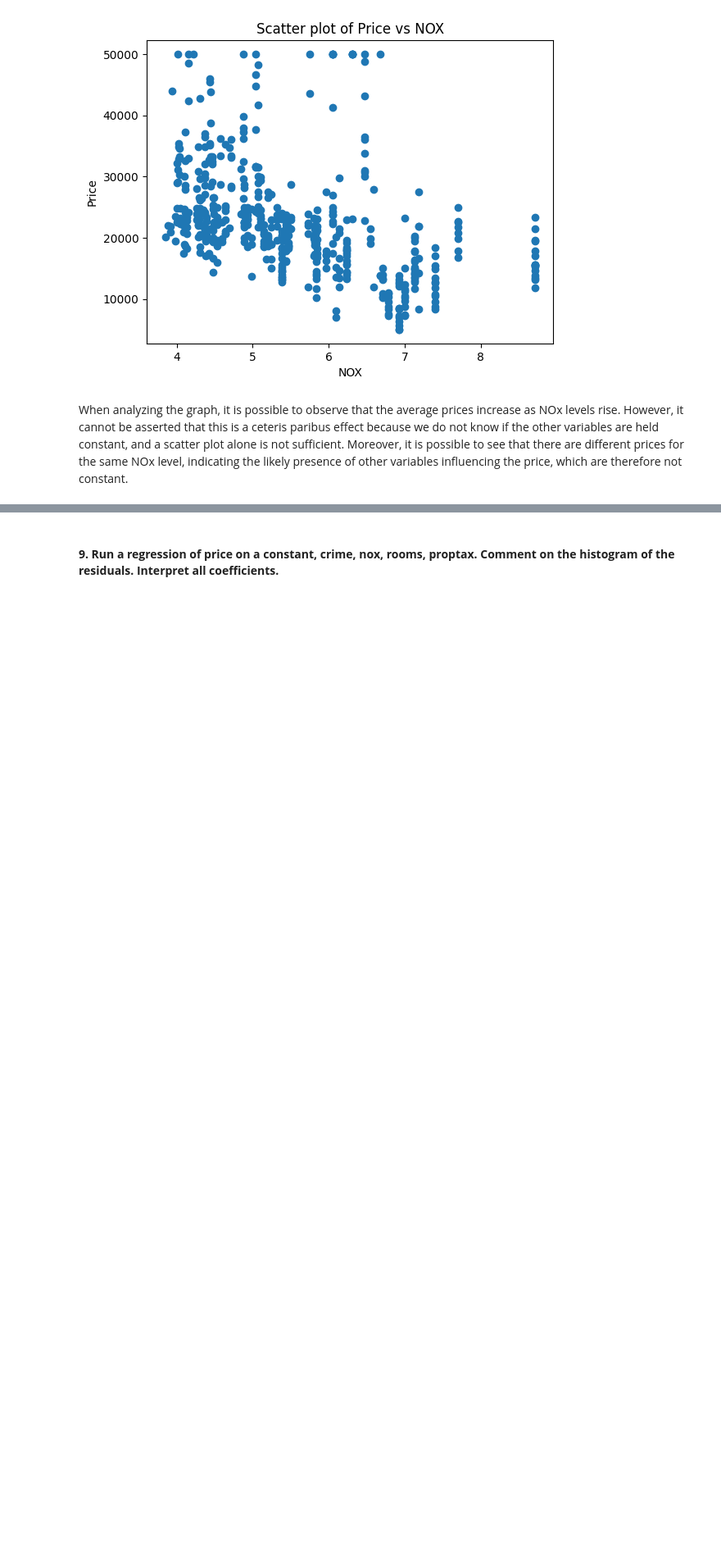
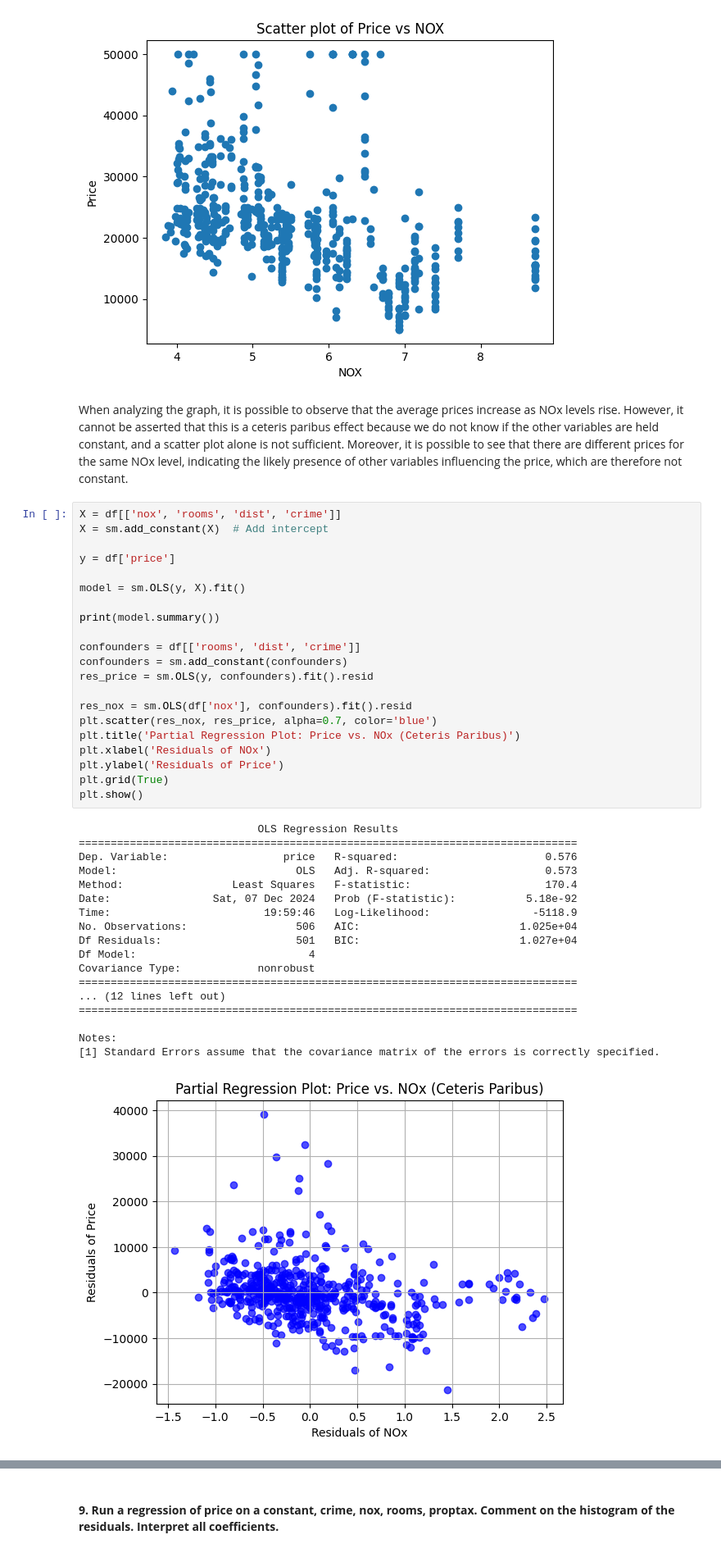
Before and after one commit to rafaela-pinheiro/FinalProjectEconometrics, a Jupyter notebook: project1.ipynb, the cells around one changed output, grey strips where cells are left out. Shown at 82% size. Saved outputs shown, nothing was run; the diff lists cells and outputs as text; blank space fills up the shorter version.

```diff
--- a/project1.ipynb
+++ b/project1.ipynb
@@ -132,3 +134,43 @@ plt.show()
 [figure]
 # %% [markdown]
 When analyzing the graph, it is possible to observe that the average prices increase as NOx levels rise. However, it cannot be asserted that this is a ceteris paribus effect because we do not know if the other variables are held constant, and a scatter plot alone is not sufficient. Moreover, it is possible to see that there are different prices for the same NOx level, indicating the likely presence of other variables influencing the price, which are therefore not constant.
+# %%
+X = df[['nox', 'rooms', 'dist', 'crime']]
+X = sm.add_constant(X)  # Add intercept
+
+y = df['price']
+
+model = sm.OLS(y, X).fit()
+
+print(model.summary())
+
+confounders = df[['rooms', 'dist', 'crime']]
+confounders = sm.add_constant(confounders)
+res_price = sm.OLS(y, confounders).fit().resid
+
+res_nox = sm.OLS(df['nox'], confounders).fit().resid
+plt.scatter(res_nox, res_price, alpha=0.7, color='blue')
+plt.title('Partial Regression Plot: Price vs. NOx (Ceteris Paribus)')
+plt.xlabel('Residuals of NOx')
+plt.ylabel('Residuals of Price')
+plt.grid(True)
+plt.show()
+# %% [output]
+                            OLS Regression Results
+==============================================================================
+Dep. Variable:                  price   R-squared:                       0.576
+Model:                            OLS   Adj. R-squared:                  0.573
+Method:                 Least Squares   F-statistic:                     170.4
+Date:                Sat, 07 Dec 2024   Prob (F-statistic):           5.18e-92
+Time:                        19:59:46   Log-Likelihood:                -5118.9
+No. Observations:                 506   AIC:                         1.025e+04
+Df Residuals:                     501   BIC:                         1.027e+04
+Df Model:                           4
+Covariance Type:            nonrobust
+==============================================================================
+... (12 lines left out)
+==============================================================================
+
+Notes:
+[1] Standard Errors assume that the covariance matrix of the errors is correctly specified.
+[figure, added]
```
Also changed, not shown: parts of 27 cells of this notebook.
